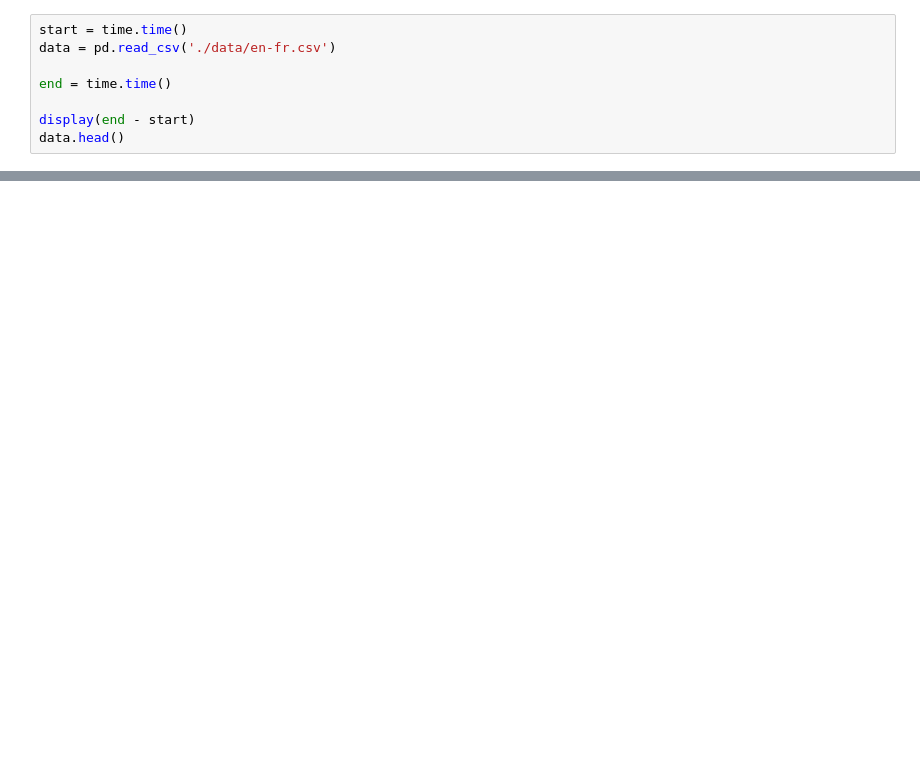
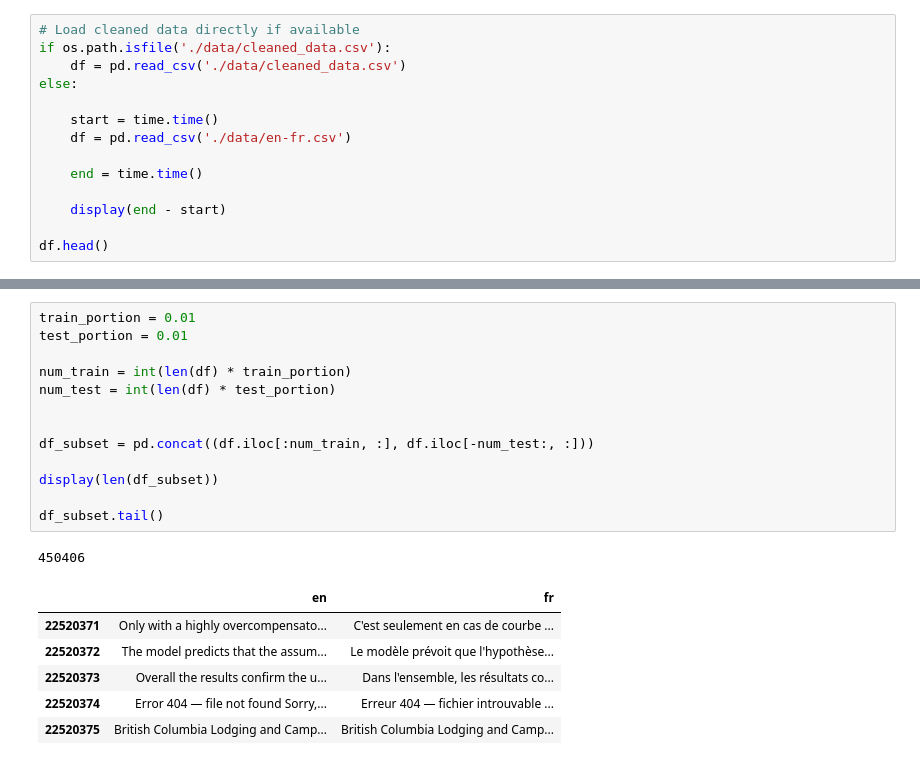
Before and after one commit to mli43/CMU-10701-F23-Project, a Jupyter notebook: LSTM_MT.ipynb, the cells around one changed output, grey strips where cells are left out. Cells and saved outputs as stored; diff of their text form; blank space fills up the shorter version.

```diff
--- a/LSTM_MT.ipynb
+++ b/LSTM_MT.ipynb
@@ -39,9 +27,15 @@ You can now load the package via spacy.load('en_core_web_sm')
 # %%
-start = time.time()
-data = pd.read_csv('./data/en-fr.csv')
+# Load cleaned data directly if available
+if os.path.isfile('./data/cleaned_data.csv'):
+    df = pd.read_csv('./data/cleaned_data.csv')
+else:
 
-end = time.time()
+    start = time.time()
+    df = pd.read_csv('./data/en-fr.csv')
 
-display(end - start)
-data.head()
+    end = time.time()
+
+    display(end - start)
+
+df.head()
 # %% [output]
@@ -61,0 +134,21 @@ tokenizer_en = lambda sentence: ['sos'] + [tok.text for tok in nlp_en.tokenizer(
+# %%
+train_portion = 0.01
+test_portion = 0.01
+
+num_train = int(len(df) * train_portion)
+num_test = int(len(df) * test_portion)
+
+
+df_subset = pd.concat((df.iloc[:num_train, :], df.iloc[-num_test:, :]))
+
+display(len(df_subset))
+
+df_subset.tail()
+# %% [output]
+450406
+|  | en | fr |
+| 22520371 | Only with a highly overcompensato... | C'est seulement en cas de courbe ... |
+| 22520372 | The model predicts that the assum... | Le modèle prévoit que l'hypothèse... |
+| 22520373 | Overall the results confirm the u... | Dans l'ensemble, les résultats co... |
+| 22520374 | Error 404 — file not found Sorry,... | Erreur 404 — fichier introuvable ... |
+| 22520375 | British Columbia Lodging and Camp... | British Columbia Lodging and Camp... |
```
Also changed, not shown: parts of 28 cells of this notebook.
